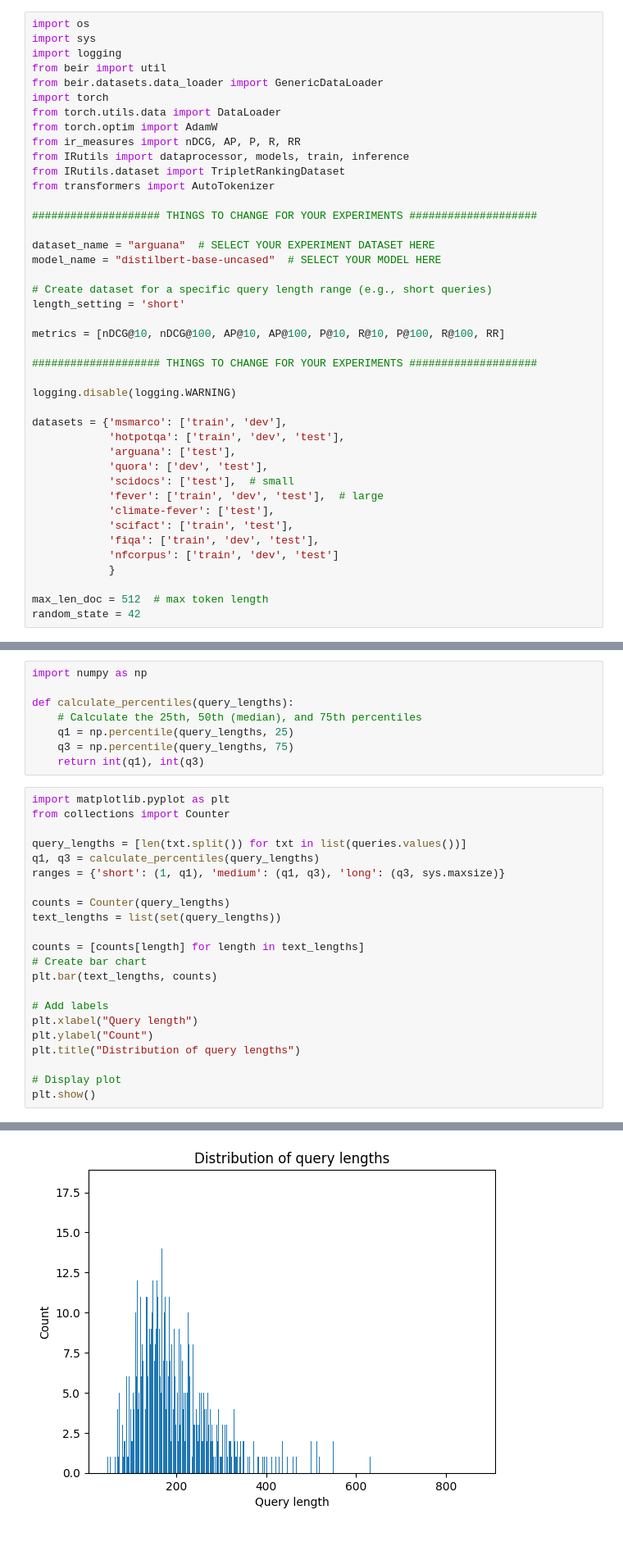
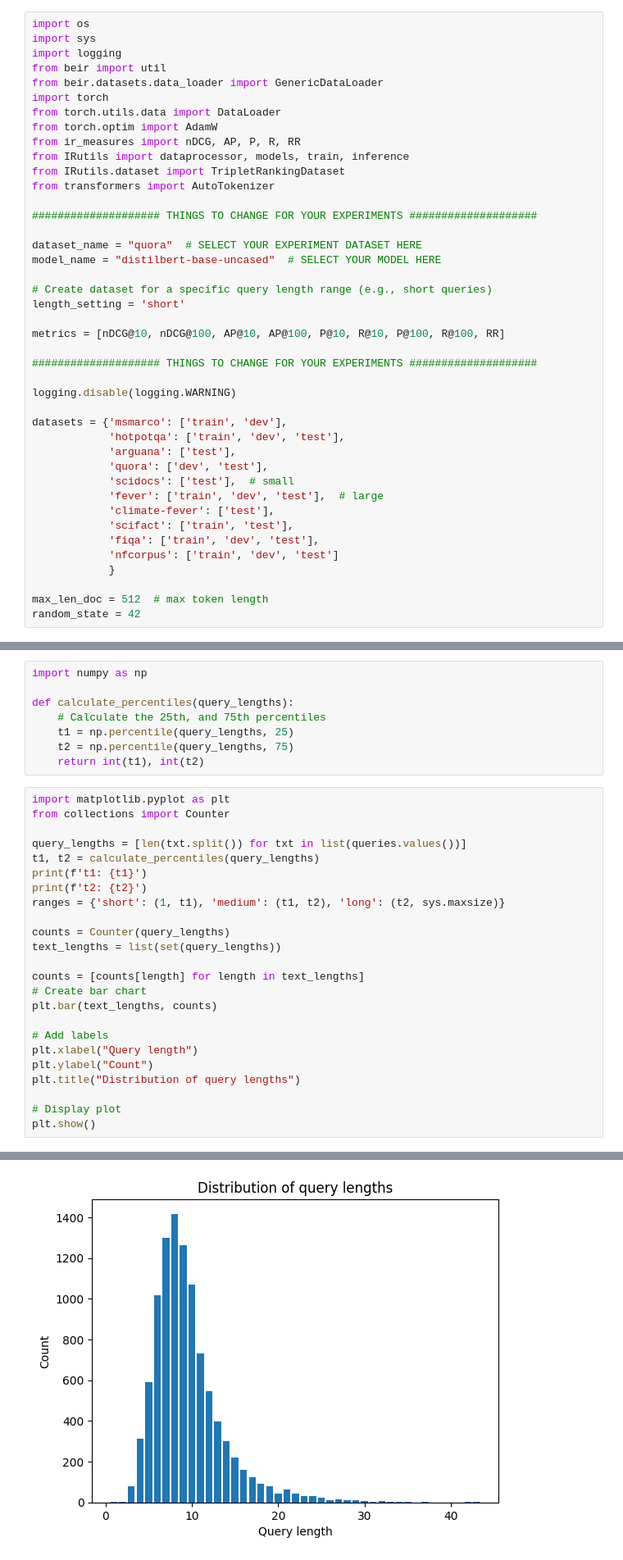
Before and after one commit to yulinchen03/IR-rankingmodels, a Jupyter notebook: IR-experiment.ipynb, the cells around one changed output, grey strips where cells are left out. Shown: that part at 82% size. Saved outputs shown, nothing was run; the diff lists cells and outputs as text.

Commit message:
Fixed range setting issue

```diff
--- a/IR-experiment.ipynb
+++ b/IR-experiment.ipynb
@@ -16,7 +16,7 @@ from transformers import AutoTokenizer
 
 #################### THINGS TO CHANGE FOR YOUR EXPERIMENTS ####################
 
-dataset_name = "arguana"  # SELECT YOUR EXPERIMENT DATASET HERE
+dataset_name = "quora"  # SELECT YOUR EXPERIMENT DATASET HERE
 model_name = "distilbert-base-uncased"  # SELECT YOUR MODEL HERE
 
 # Create dataset for a specific query length range (e.g., short queries)
@@ -70,17 +70,19 @@ tokenizer = AutoTokenizer.from_pretrained(model_name)
 import numpy as np
 
 def calculate_percentiles(query_lengths):
-    # Calculate the 25th, 50th (median), and 75th percentiles
-    q1 = np.percentile(query_lengths, 25)
-    q3 = np.percentile(query_lengths, 75)
-    return int(q1), int(q3)
+    # Calculate the 25th, and 75th percentiles
+    t1 = np.percentile(query_lengths, 25)
+    t2 = np.percentile(query_lengths, 75)
+    return int(t1), int(t2)
 # %%
 import matplotlib.pyplot as plt
 from collections import Counter
 
 query_lengths = [len(txt.split()) for txt in list(queries.values())]
-q1, q3 = calculate_percentiles(query_lengths)
-ranges = {'short': (1, q1), 'medium': (q1, q3), 'long': (q3, sys.maxsize)}
+t1, t2 = calculate_percentiles(query_lengths)
+print(f't1: {t1}')
+print(f't2: {t2}')
+ranges = {'short': (1, t1), 'medium': (t1, t2), 'long': (t2, sys.maxsize)}
 
 counts = Counter(query_lengths)
 text_lengths = list(set(query_lengths))
@@ -100,2 +104,2 @@ plt.show()
-[figure, old version]
+[figure, new version]
 # %%
```
Also changed, not shown: parts of 8 cells of this notebook, 5 other files.
